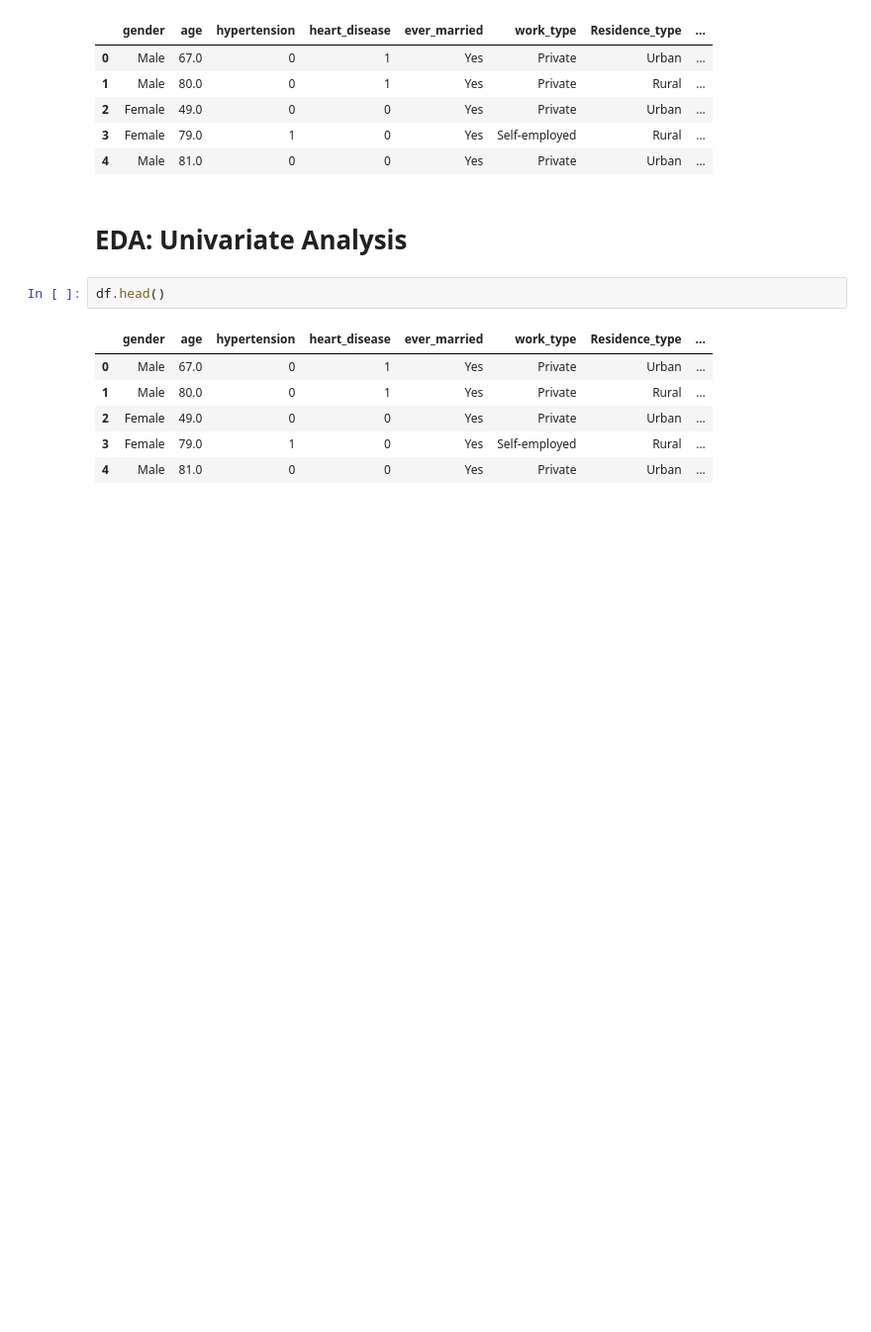
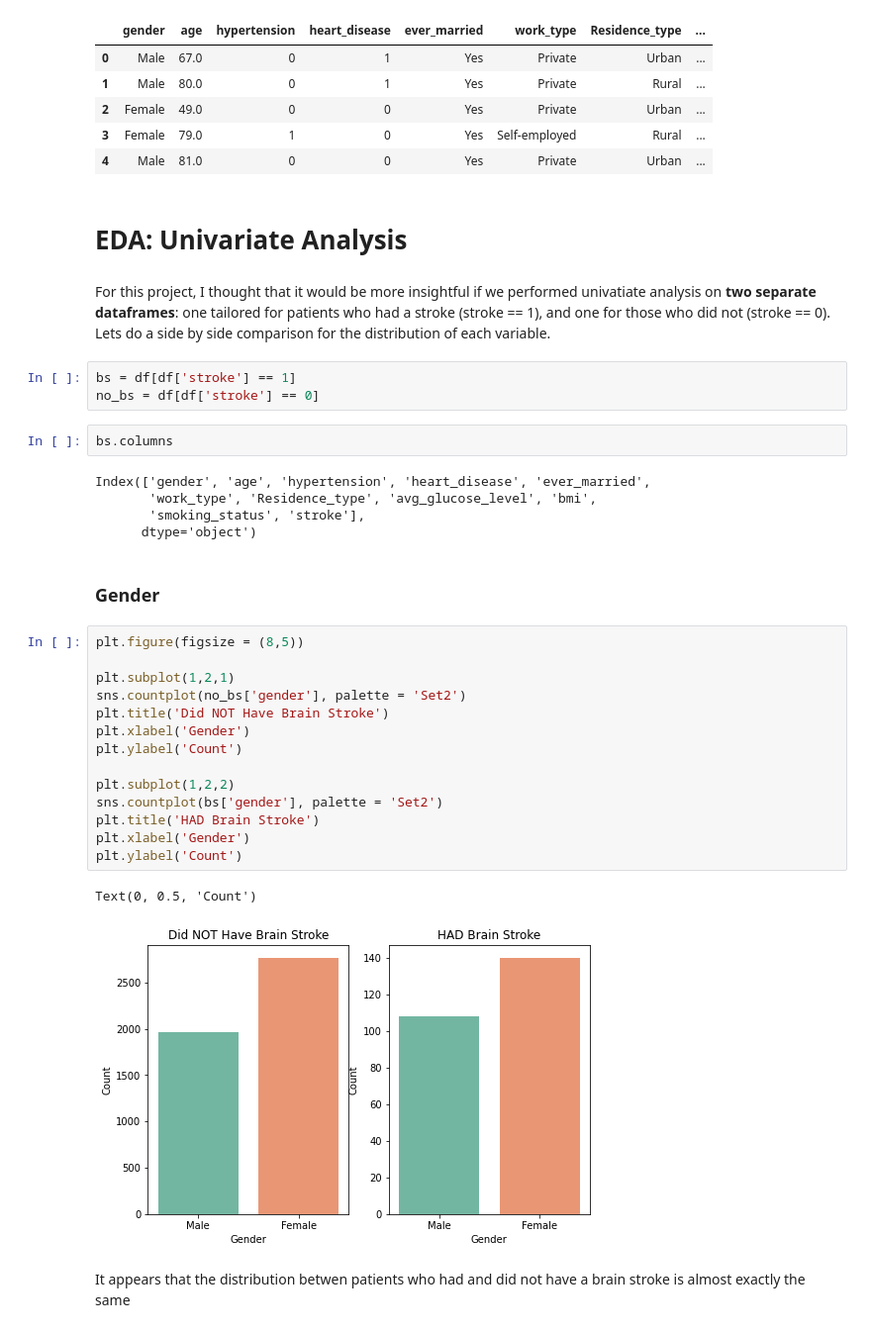
Before and after one commit to leena-kang/brain_stroke_EDA, a Jupyter notebook: Stroke EDA.ipynb, the cells around one changed output. Shown at 99% size. Drawn from its saved outputs; the diff is of its cells as text; blank space fills up the shorter version.

Commit message:
stroke eda

```diff
--- a/Stroke EDA.ipynb
+++ b/Stroke EDA.ipynb
@@ -200,12 +200,36 @@ df.head()
 | 4 | Male | 81.0 | 0 | 0 | Yes | Private | Urban | ... |
 # %% [markdown]
 # EDA: Univariate Analysis
-# %%
-df.head()
-# %% [output]
-|  | gender | age | hypertension | heart_disease | ever_married | work_type | Residence_type | ... |
-| 0 | Male | 67.0 | 0 | 1 | Yes | Private | Urban | ... |
-| 1 | Male | 80.0 | 0 | 1 | Yes | Private | Rural | ... |
-| 2 | Female | 49.0 | 0 | 0 | Yes | Private | Urban | ... |
-| 3 | Female | 79.0 | 1 | 0 | Yes | Self-employed | Rural | ... |
-| 4 | Male | 81.0 | 0 | 0 | Yes | Private | Urban | ... |
+# %% [markdown]
+For this project, I thought that it would be more insightful if we performed univatiate analysis on **two separate dataframes**: one tailored for patients who had a stroke (stroke == 1), and one for those who did not (stroke == 0). Lets do a side by side comparison for the distribution of each variable.
+# %%
+bs = df[df['stroke'] == 1]
+no_bs = df[df['stroke'] == 0]
+# %%
+bs.columns
+# %% [output]
+Index(['gender', 'age', 'hypertension', 'heart_disease', 'ever_married',
+       'work_type', 'Residence_type', 'avg_glucose_level', 'bmi',
+       'smoking_status', 'stroke'],
+      dtype='object')
+# %% [markdown]
+### Gender
+# %%
+plt.figure(figsize = (8,5))
+
+plt.subplot(1,2,1)
+sns.countplot(no_bs['gender'], palette = 'Set2')
+plt.title('Did NOT Have Brain Stroke')
+plt.xlabel('Gender')
+plt.ylabel('Count')
+
+plt.subplot(1,2,2)
+sns.countplot(bs['gender'], palette = 'Set2')
+plt.title('HAD Brain Stroke')
+plt.xlabel('Gender')
+plt.ylabel('Count')
+# %% [output]
+Text(0, 0.5, 'Count')
+[figure, added]
+# %% [markdown]
+It appears that the distribution betwen patients who had and did not have a brain stroke is almost exactly the same
```
Also changed, not shown: parts of 20 cells of this notebook.
